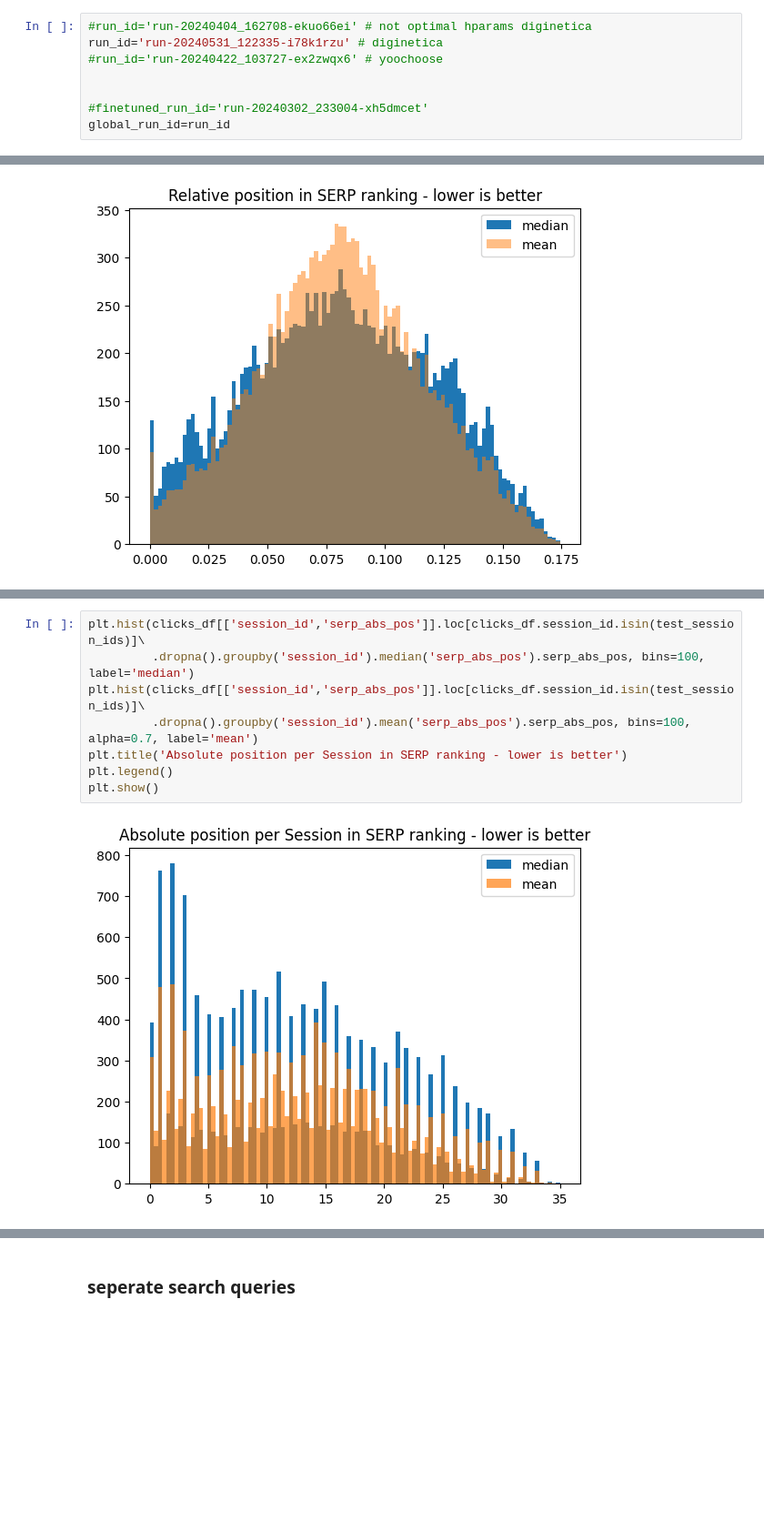
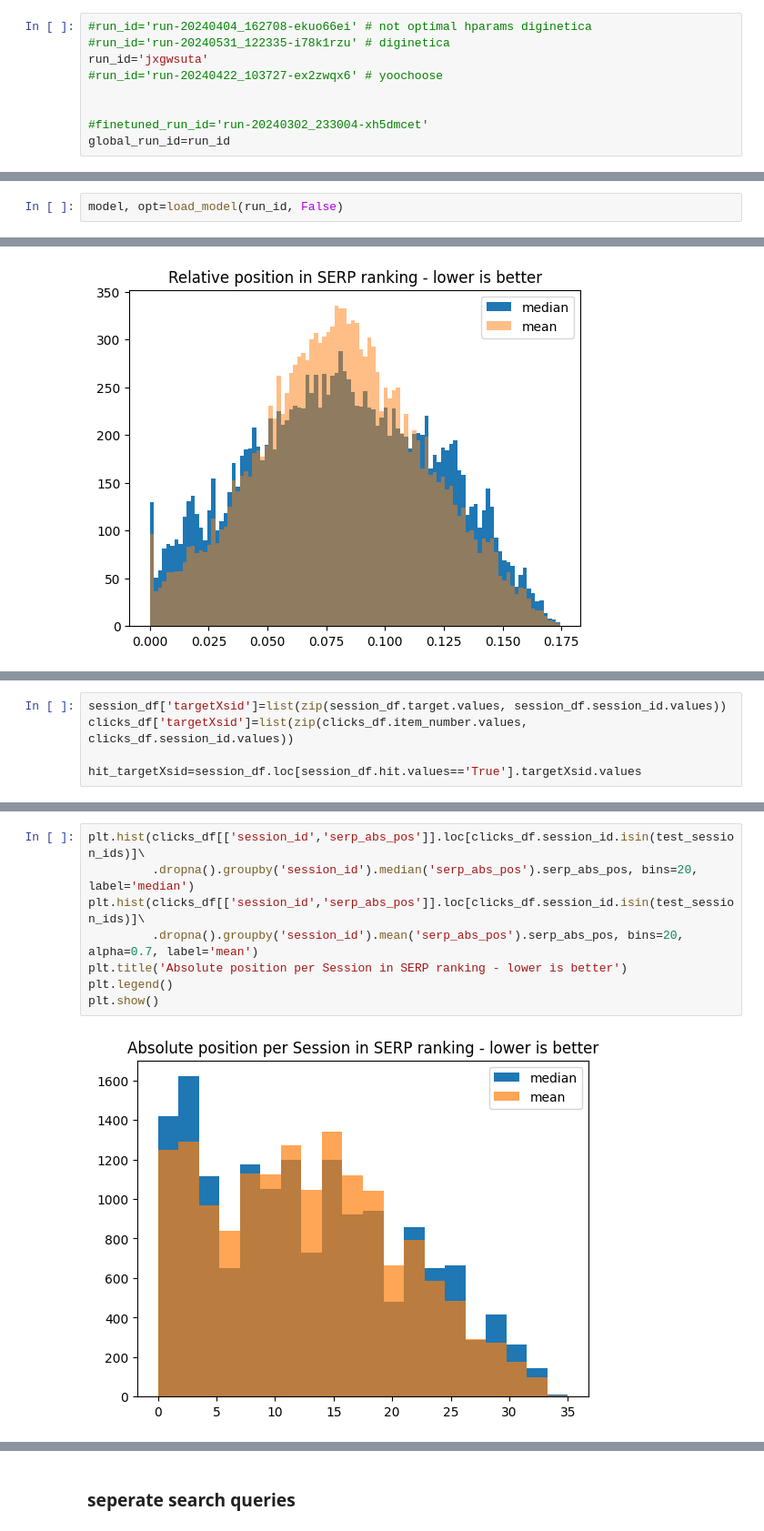
Before and after one commit to kpuchalskixiv/GNN_Master, a Jupyter notebook: srgnn/analyse_items_embeddings.ipynb, the cells around one changed output, grey strips where cells are left out. Shown: that part at 91% size. Drawn from its saved outputs; the diff is of its cells as text; blank space fills up the shorter version.

```diff
--- a/srgnn/analyse_items_embeddings.ipynb
+++ b/srgnn/analyse_items_embeddings.ipynb
@@ -30,7 +32,8 @@ torch.set_float32_matmul_precision('medium')
 # data loading
 # %%
 #run_id='run-20240404_162708-ekuo66ei' # not optimal hparams diginetica
-run_id='run-20240531_122335-i78k1rzu' # diginetica
+#run_id='run-20240531_122335-i78k1rzu' # diginetica
+run_id='jxgwsuta'
 #run_id='run-20240422_103727-ex2zwqx6' # yoochoose
 
 
@@ -56,0 +42,2 @@ model=SRGNN_model.load_from_checkpoint(f"./GNN_master/{global_run_id.split('-')[
+# %%
+model, opt=load_model(run_id, False)
@@ -443,0 +700,5 @@ plt.show()
+# %%
+session_df['targetXsid']=list(zip(session_df.target.values, session_df.session_id.values))
+clicks_df['targetXsid']=list(zip(clicks_df.item_number.values, clicks_df.session_id.values))
+
+hit_targetXsid=session_df.loc[session_df.hit.values=='True'].targetXsid.values
@@ -444,10 +731,10 @@ plt.show()
 # %%
 plt.hist(clicks_df[['session_id','serp_abs_pos']].loc[clicks_df.session_id.isin(test_session_ids)]\
-         .dropna().groupby('session_id').median('serp_abs_pos').serp_abs_pos, bins=100, label='median')
+         .dropna().groupby('session_id').median('serp_abs_pos').serp_abs_pos, bins=20, label='median')
 plt.hist(clicks_df[['session_id','serp_abs_pos']].loc[clicks_df.session_id.isin(test_session_ids)]\
-         .dropna().groupby('session_id').mean('serp_abs_pos').serp_abs_pos, bins=100, alpha=0.7, label='mean')
+         .dropna().groupby('session_id').mean('serp_abs_pos').serp_abs_pos, bins=20, alpha=0.7, label='mean')
 plt.title('Absolute position per Session in SERP ranking - lower is better')
 plt.legend()
 plt.show()
 # %% [output]
-[figure, old version]
+[figure, new version]
```
Also changed, not shown: parts of 59 cells of this notebook, 11 other files.
